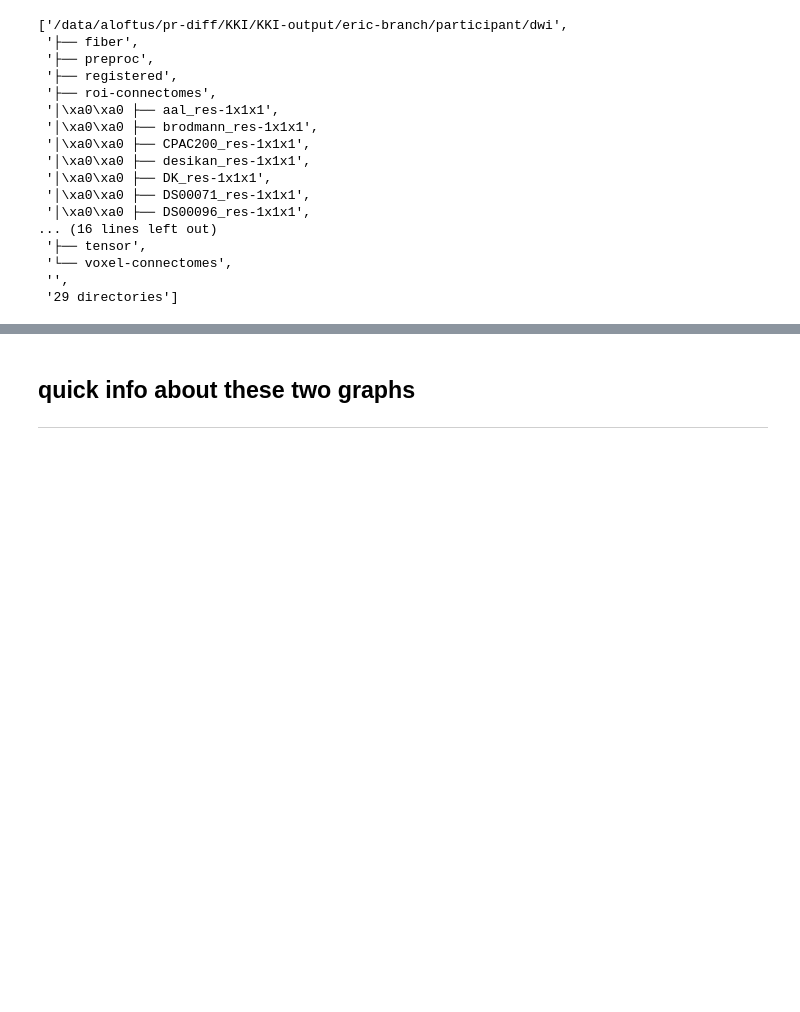
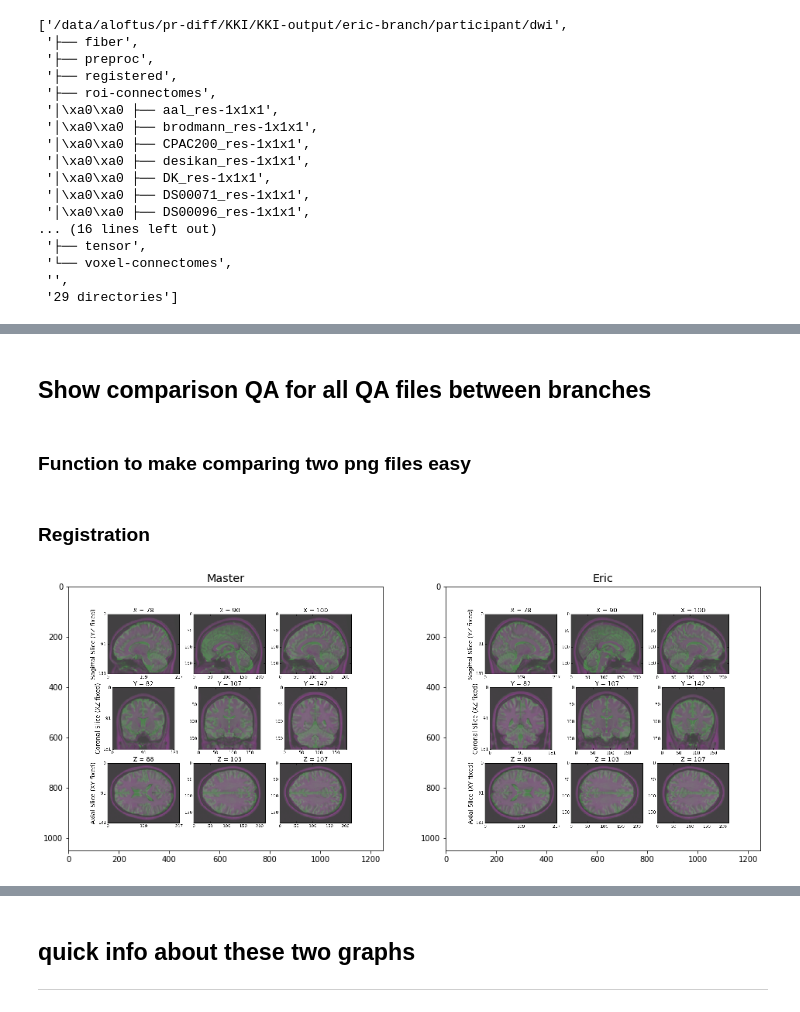
Before and after one commit to neurodata/aloftus, a Jupyter notebook: pr-diff.ipynb, the cells around one changed output, grey strips where cells are left out. Drawn from its saved outputs; the diff is of its cells as text; code cells hidden in the pictures; blank space fills up the shorter version.

Commit message:
Added qa comparisons in beginning

```diff
--- a/pr-diff.ipynb
+++ b/pr-diff.ipynb
@@ -100,3 +103,33 @@ from nilearn import plotting
  '└── Talairach',
  '',
  '25 directories']
+# %% [markdown]
+## Show comparison QA for all QA files between branches
+# %% [markdown]
+### Function to make comparing two png files easy
+# %%
+base = Path('/data/aloftus/pr-diff/KKI/KKI-output')
+def side_by_side(master: str, eric: str) -> 'imshow plot':
+    """ Plot a side-by-side comparison of master QA and eric QA. """
+
+    base = Path('/data/aloftus/pr-diff/KKI/KKI-output')
+    master_qa_path = base / master
+    eric_qa_path = base / eric
+
+    fig, axes = plt.subplots(nrows=1, ncols=2, figsize=(16, 8))
+
+    axes[0].imshow(mpimg.imread(str(master_qa_path)));
+    axes[0].set_title('Master')
+
+    axes[1].imshow(mpimg.imread(str(eric_qa_path)));
+    axes[1].set_title('Eric')
+# %% [markdown]
+### Registration
+# %%
+# Registration QA
+master_registration = 'master-debug/qa/reg/dwi/sub-113_ses-1_dwi_aligned.png'
+eric_registration = 'eric-branch/participant/qa/sub-113/ses-1/dwi/registered/sub-113_ses-1_dwi_space-MNI152NLin6_res-1x1x1_registered.png'
+
+side_by_side(master_registration, eric_registration)
+# %% [output]
+[figure, added]
```
Also changed, not shown: parts of 31 cells of this notebook.
